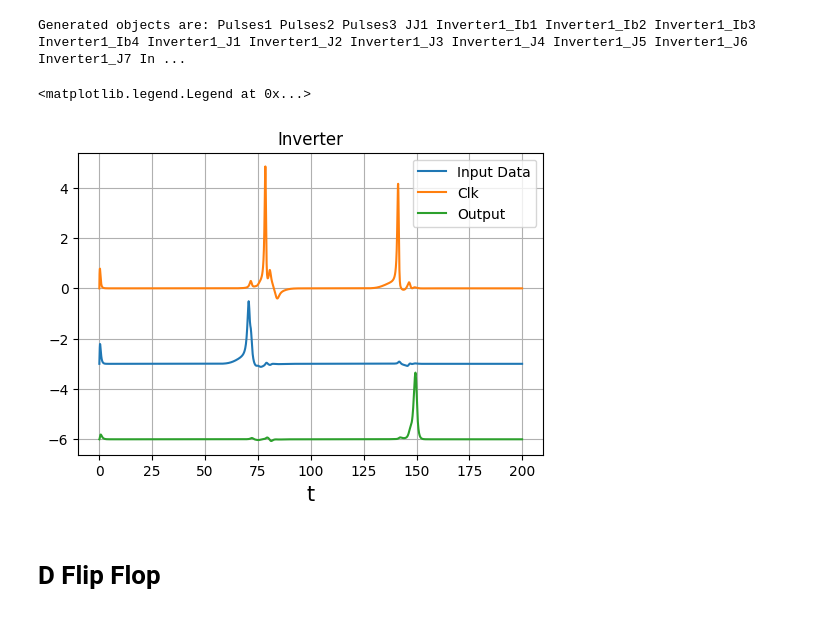
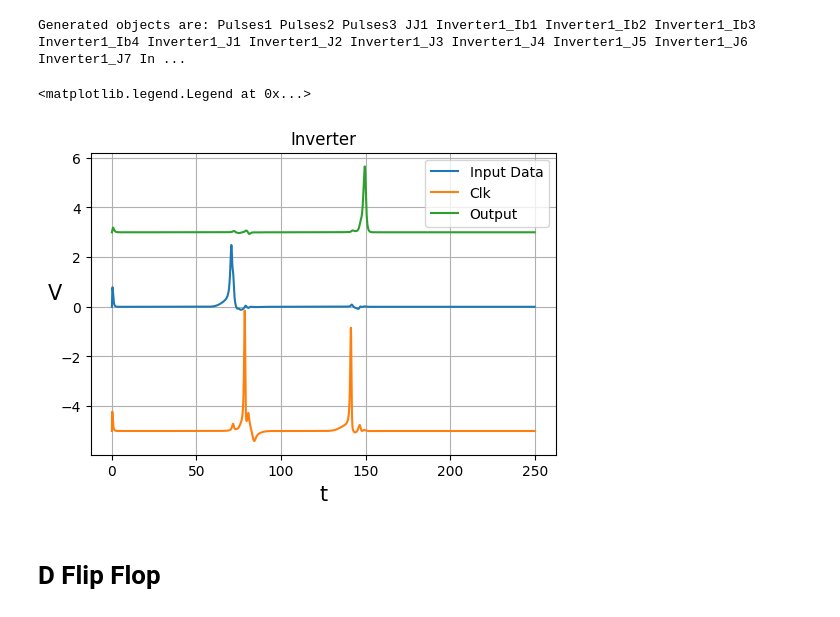
Before and after one commit to gausseuler60/SymSC_Python, a Jupyter notebook: Test_Elements.ipynb, the cells around one changed output. Drawn from its saved outputs; the diff is of its cells as text; code cells hidden in the pictures.

```diff
--- a/Test_Elements.ipynb
+++ b/Test_Elements.ipynb
@@ -204,31 +210,29 @@ jj = JJ.JJ(loc=[3,0],A=1,c=1,r=1)
 Inv = Inverter.Inverter(loc=[1,2,3])
 
 #fc = FunctionCompiler([pulse_in, pulse_1,pulse_2,pulse_3,pulse_4,  pulse_clk, dff, jj])
-t = np.arange(0, 200, 0.1)
+t = np.arange(0, 250, 0.1)
 fc = FunctionCompiler([pulse_A_1, pulse_D_1, pulse_D_2, Inv,jj],t)
 
 sol = fc.solve()
 # %% [output]
 Generated objects are: Pulses1 Pulses2 Pulses3 JJ1 Inverter1_Ib1 Inverter1_Ib2 Inverter1_Ib3 Inverter1_Ib4 Inverter1_J1 Inverter1_J2 Inverter1_J3 Inverter1_J4 Inverter1_J5 Inverter1_J6 Inverter1_J7 In ...
 # %%
-J1 = fc.object_dict['Inverter1_J1']
-J6 = fc.object_dict['Inverter1_J6']
-
+Input = fc.object_dict['Inverter1_J1'].get_data("V",t,sol);
+Clk = fc.object_dict['Inverter1_J6'].get_data("V",t,sol);
 V_out = jj.get_data("V",t,sol);
-V_J6 = J6.get_data("V",t,sol);
-V_J1 = J1.get_data("V",t,sol);
 # %%
 fig, ax = plt.subplots(dpi=100)
 plt.title('Inverter')
 plt.xlabel('t',fontsize=15)
 ax.grid('on')
-ax.plot(t,V_J1-3)
-ax.plot(t,V_J6)
-ax.plot(t,V_out-6)
+ax.plot(t,Input)
+plt.ylabel("V",fontsize=15, rotation=0)
+ax.plot(t,Clk-5)
+ax.plot(t,V_out+3)
 ax.legend(['Input Data','Clk','Output'],loc='upper right')
 # %% [output]
 <matplotlib.legend.Legend at 0x...>
-[figure, old version]
+[figure, new version]
 # %% [markdown]
 # D Flip Flop
 # %%
```
Also changed, not shown: parts of 28 cells of this notebook, 2 other files.
